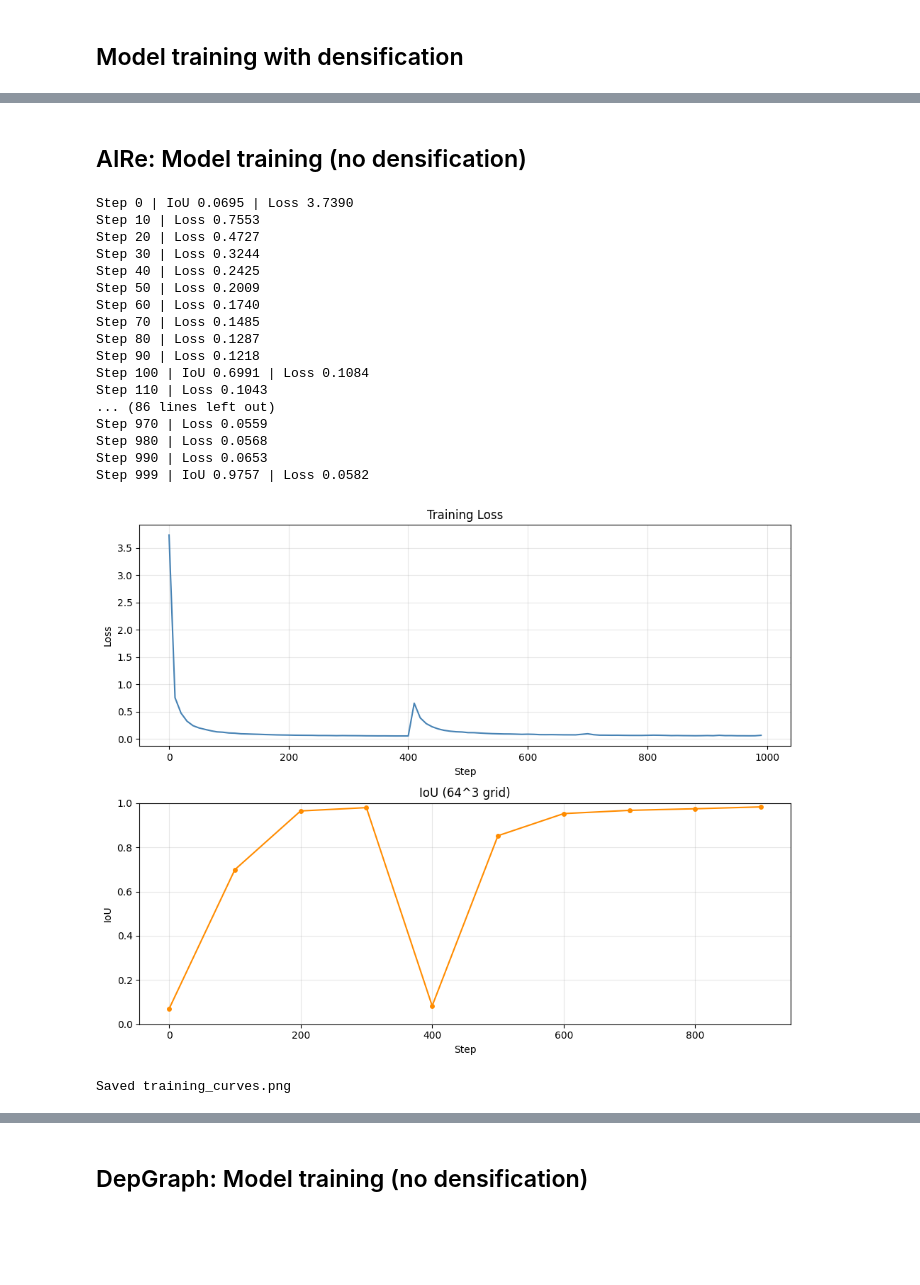
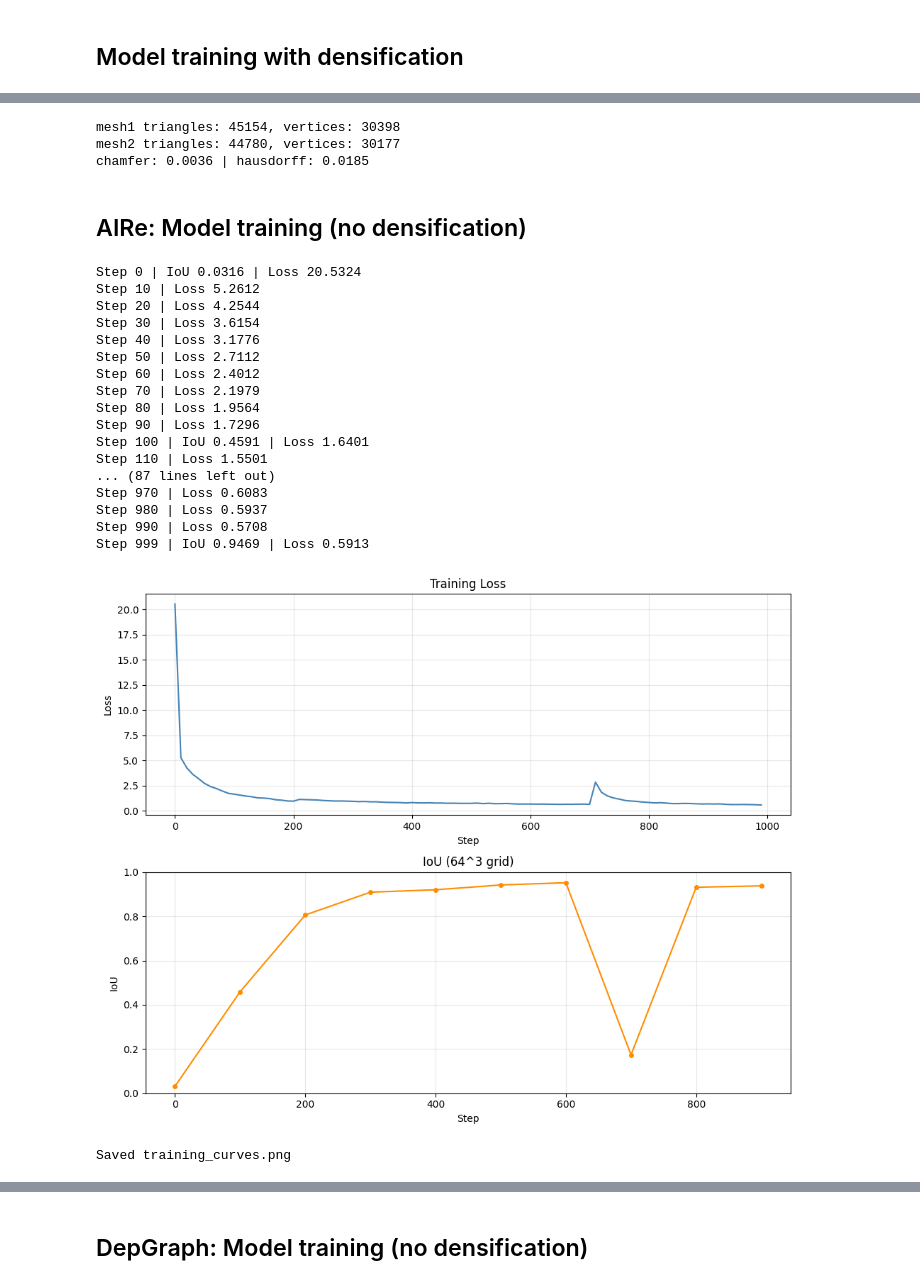
Before and after one commit to n1k0la-21/adaptive_pruning_SIREN, a Jupyter notebook: notebooks/test.ipynb, the cells around one changed output, grey strips where cells are left out. Saved outputs shown, nothing was run; the diff lists cells and outputs as text; code cells hidden in the pictures; blank space fills up the shorter version.

```diff
--- a/notebooks/test.ipynb
+++ b/notebooks/test.ipynb
@@ -20,7 +20,6 @@ from src.mesh_extraction.marching_cubes_test import write_obj
 import src.model.MLP as simple
 import src.data.dataset as data
 import src.model.pruning_module as pm
-import src.model.pruning_module_global as pm_g
 import src.mesh_extraction.marching_cubes_gpu as marching_cubes
 import random
 
@@ -34,7 +33,7 @@ def set_seeds():
     torch.backends.cudnn.benchmark = False
     torch.backends.cudnn.deterministic = True
 
-mesh = data.MeshDataset('data/pointclouds/Armadillo/Armadillo.ply')
+mesh = data.MeshDataset('data/pointclouds/lucy/Stanford_lucy.ply')
 # %% [output]
 Jupyter environment detected. Enabling Open3D WebVisualizer.
 [Open3D INFO] WebRTC GUI backend enabled.
@@ -201,31 +167,46 @@ print(vals)
+# %%
+chamfer, hausdorff = chamfer_hausdorff("lucy_128_densified.obj", "lucy_128_gt.obj")
+print(f"chamfer: {chamfer:.4f} | hausdorff: {hausdorff:.4f}")
+# %% [output]
+mesh1 triangles: 45154, vertices: 30398
+mesh2 triangles: 44780, vertices: 30177
+chamfer: 0.0036 | hausdorff: 0.0185
 # %% [markdown]
 ## AIRe: Model training (no densification)
 # %%
 set_seeds()
-model_aire_no = si.SIRENSDF()
-prune_AIRe = pm.AIRe(model_aire_no, 0.6, int(size_per_layer * 0.2))
-model_loss = loss.Loss(lambda_surface=175,  lambda_eikonal=1, lambda_normal=2, lambda_inter=0.75, lambda_off=10, lambda_twd=1e-4, model=model_aire_no, pruning_module=prune_AIRe)
-optimizer = torch.optim.Adam(model_aire_no.parameters(), lr=1e-4)
+size_per_layer = 256
+model = si.SIRENSDF(hidden_dims=[256, 256, 256])
+prune_AIRe = pm.AIRe(model, 0.6)
+model_loss = loss.Loss(lambda_surface=175,  lambda_eikonal=1, lambda_normal=15, lambda_inter=4, lambda_off=15, lambda_twd=1e-3, model=model, pruning_module=prune_AIRe)
+optimizer = torch.optim.Adam(model.parameters(), lr=1e-4*2)
 # %%
-train(epochs=1000, data=mesh, no_surface=10000, no_off_surface=15000, model=model_aire_no, loss=model_loss, optimizer=optimizer, scene=mesh.scene, pruning_module=prune_AIRe)
+loss_hist, iou_hist, iou_steps = train(epochs=1000, data=mesh, no_surface=10000, no_off_surface=15000, model=model, loss=model_loss, optimizer=optimizer, scene=mesh.scene, pruning_module=prune_AIRe)
+np.savez(
+    "lucy_weights/history/AIRe_history.npz",
+    loss=np.array(loss_hist),
+    iou=np.array(iou_hist),
+    steps=np.array(iou_steps)
+)
+torch.save(model.state_dict(), "lucy_weights/AIRe.pth")
 # %% [output]
-Step 0 | IoU 0.0695 | Loss 3.7390
-Step 10 | Loss 0.7553
-Step 20 | Loss 0.4727
-Step 30 | Loss 0.3244
-Step 40 | Loss 0.2425
-Step 50 | Loss 0.2009
-Step 60 | Loss 0.1740
-Step 70 | Loss 0.1485
-Step 80 | Loss 0.1287
-Step 90 | Loss 0.1218
-Step 100 | IoU 0.6991 | Loss 0.1084
-Step 110 | Loss 0.1043
-... (86 lines left out)
-Step 970 | Loss 0.0559
-Step 980 | Loss 0.0568
-Step 990 | Loss 0.0653
-Step 999 | IoU 0.9757 | Loss 0.0582
+Step 0 | IoU 0.0316 | Loss 20.5324
+Step 10 | Loss 5.2612
+Step 20 | Loss 4.2544
+Step 30 | Loss 3.6154
+Step 40 | Loss 3.1776
+Step 50 | Loss 2.7112
+Step 60 | Loss 2.4012
+Step 70 | Loss 2.1979
+Step 80 | Loss 1.9564
+Step 90 | Loss 1.7296
+Step 100 | IoU 0.4591 | Loss 1.6401
+Step 110 | Loss 1.5501
+... (87 lines left out)
+Step 970 | Loss 0.6083
+Step 980 | Loss 0.5937
+Step 990 | Loss 0.5708
+Step 999 | IoU 0.9469 | Loss 0.5913
-[figure, old version]
+[figure, new version]
 Saved training_curves.png
 # %%
```
Also changed, not shown: parts of 36 cells of this notebook, 11 other files.
